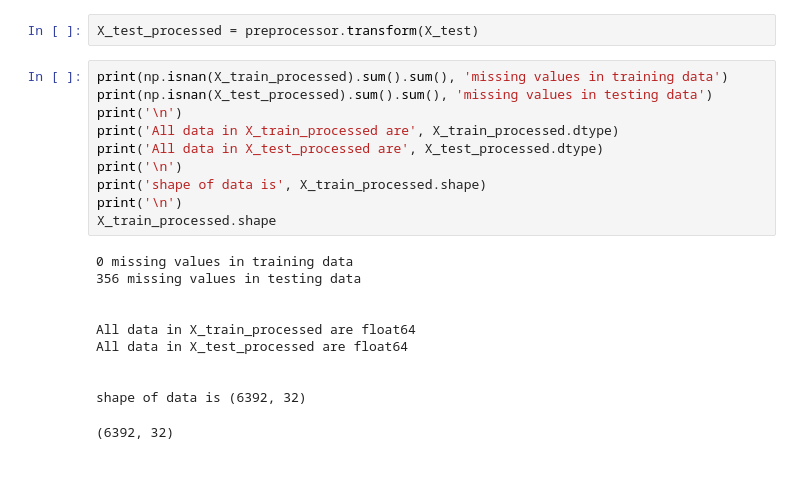
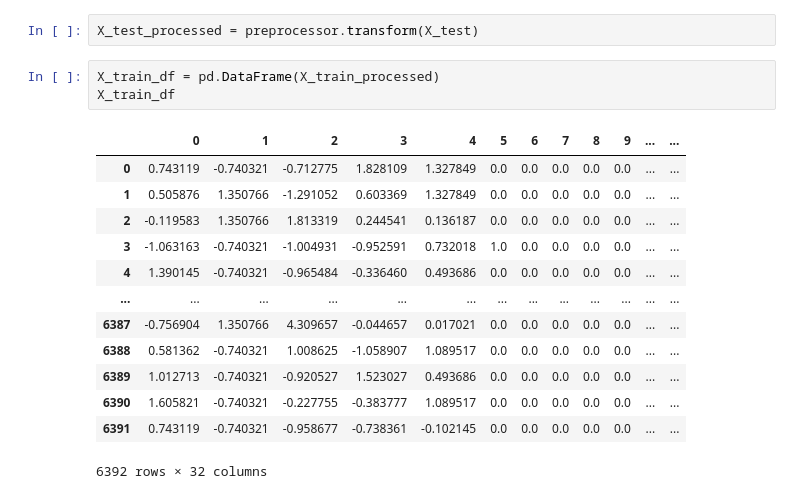
Before and after one commit to LuccasBracci/Sales-Predictions, a Jupyter notebook: Sales_Predictions_Modeling.ipynb, the cells around one changed output. Cells and saved outputs as stored; diff of their text form; blank space fills up the shorter version.

```diff
--- a/Sales_Predictions_Modeling.ipynb
+++ b/Sales_Predictions_Modeling.ipynb
@@ -361,24 +361,20 @@ array([[ 0.74311896, -0.7403206 , -0.71277507,  1.82810922,  1.32784893,
          0.        ,  0.        ]])
 # %%
 X_test_processed = preprocessor.transform(X_test)
-# %%
-print(np.isnan(X_train_processed).sum().sum(), 'missing values in training data')
-print(np.isnan(X_test_processed).sum().sum(), 'missing values in testing data')
-print('\n')
-print('All data in X_train_processed are', X_train_processed.dtype)
-print('All data in X_test_processed are', X_test_processed.dtype)
-print('\n')
-print('shape of data is', X_train_processed.shape)
-print('\n')
-X_train_processed.shape
-# %% [output]
-0 missing values in training data
-356 missing values in testing data
-
-
-All data in X_train_processed are float64
-All data in X_test_processed are float64
-
-
-shape of data is (6392, 32)
-(6392, 32)
+# %%
+X_train_df = pd.DataFrame(X_train_processed)
+X_train_df
+# %% [output]
+|  | 0 | 1 | 2 | 3 | 4 | 5 | 6 | 7 | 8 | 9 | ... | ... |
+| 0 | 0.743119 | -0.740321 | -0.712775 | 1.828109 | 1.327849 | 0.0 | 0.0 | 0.0 | 0.0 | 0.0 | ... | ... |
+| 1 | 0.505876 | 1.350766 | -1.291052 | 0.603369 | 1.327849 | 0.0 | 0.0 | 0.0 | 0.0 | 0.0 | ... | ... |
+| 2 | -0.119583 | 1.350766 | 1.813319 | 0.244541 | 0.136187 | 0.0 | 0.0 | 0.0 | 0.0 | 0.0 | ... | ... |
+| 3 | -1.063163 | -0.740321 | -1.004931 | -0.952591 | 0.732018 | 1.0 | 0.0 | 0.0 | 0.0 | 0.0 | ... | ... |
+| 4 | 1.390145 | -0.740321 | -0.965484 | -0.336460 | 0.493686 | 0.0 | 0.0 | 0.0 | 0.0 | 0.0 | ... | ... |
+| ... | ... | ... | ... | ... | ... | ... | ... | ... | ... | ... | ... | ... |
+| 6387 | -0.756904 | 1.350766 | 4.309657 | -0.044657 | 0.017021 | 0.0 | 0.0 | 0.0 | 0.0 | 0.0 | ... | ... |
+| 6388 | 0.581362 | -0.740321 | 1.008625 | -1.058907 | 1.089517 | 0.0 | 0.0 | 0.0 | 0.0 | 0.0 | ... | ... |
+| 6389 | 1.012713 | -0.740321 | -0.920527 | 1.523027 | 0.493686 | 0.0 | 0.0 | 0.0 | 0.0 | 0.0 | ... | ... |
+| 6390 | 1.605821 | -0.740321 | -0.227755 | -0.383777 | 1.089517 | 0.0 | 0.0 | 0.0 | 0.0 | 0.0 | ... | ... |
+| 6391 | 0.743119 | -0.740321 | -0.958677 | -0.738361 | -0.102145 | 0.0 | 0.0 | 0.0 | 0.0 | 0.0 | ... | ... |
+6392 rows × 32 columns
```
